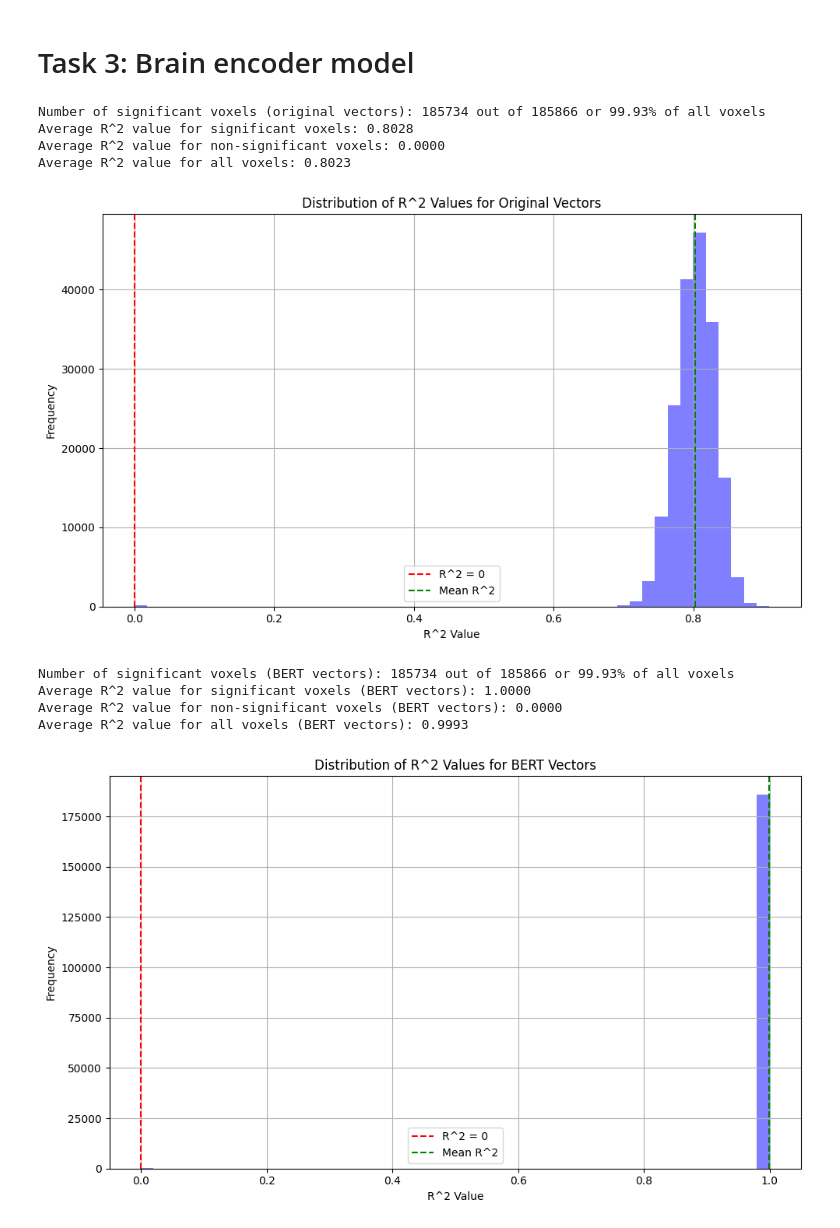
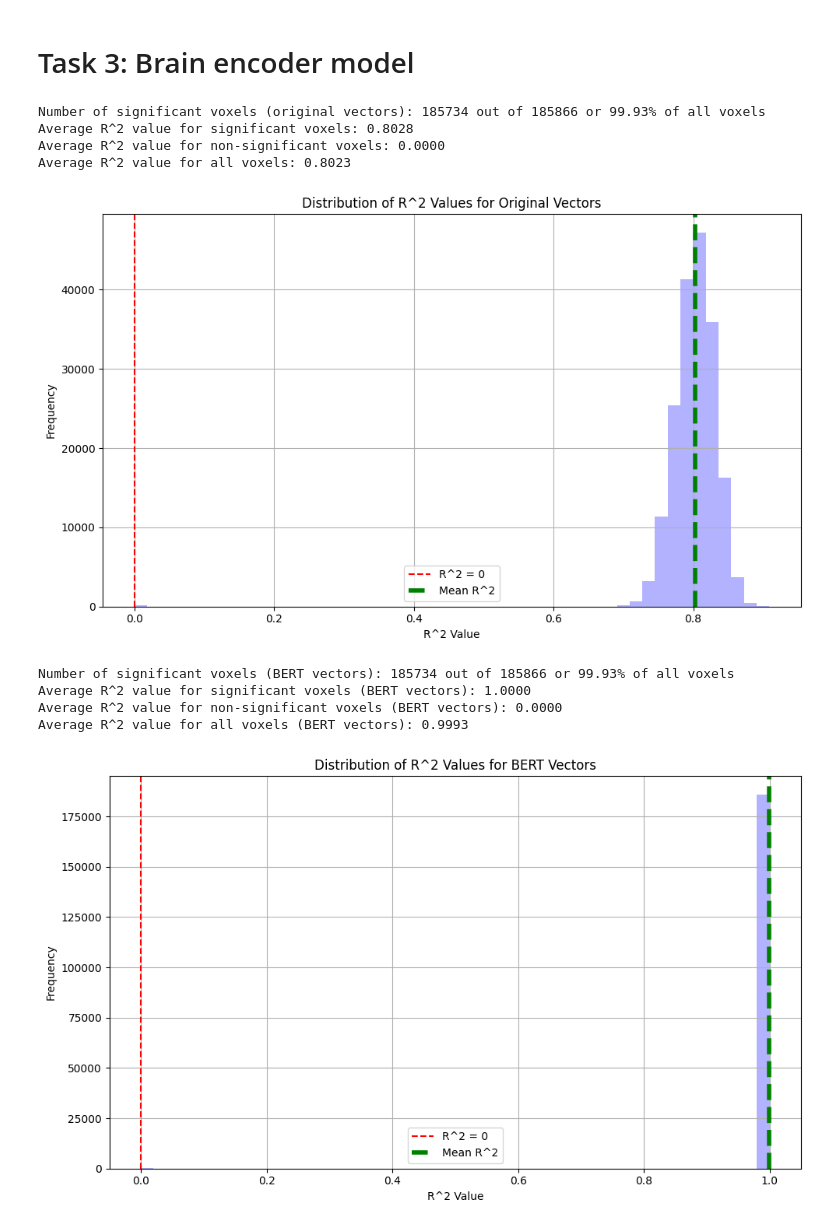
Before and after one commit to Horef/lcc_final, a Jupyter notebook: structured_part.ipynb, the cells around one changed output. Saved outputs shown, nothing was run; the diff lists cells and outputs as text; code cells hidden in the pictures.

```diff
--- a/structured_part.ipynb
+++ b/structured_part.ipynb
@@ -692,30 +692,30 @@ with open('data/exp2_org_p_values.pkl', 'rb') as f:
 # %%
 # finding how many voxels have a significant R^2 value
 significant_voxels = np.sum(exp2_org_p_values < 0.05)
 print(f"Number of significant voxels (original vectors): {significant_voxels} out of {exp2_fmri_reduced.shape[1]} or {significant_voxels / exp2_fmri_reduced.shape[1]:.2%} of all voxels")
 print(f"Average R^2 value for significant voxels: {np.mean(exp2_org_r2_values[exp2_org_p_values < 0.05]):.4f}")
 print(f"Average R^2 value for non-significant voxels: {np.mean(exp2_org_r2_values[exp2_org_p_values >= 0.05]):.4f}")
 print(f"Average R^2 value for all voxels: {np.mean(exp2_org_r2_values):.4f}")
 # plotting the distribution of R^2 values
 plt.figure(figsize=(10, 6))
-plt.hist(exp2_org_r2_values, bins=50, color='blue', alpha=0.5)
+plt.hist(exp2_org_r2_values, bins=50, color='blue', alpha=0.3)
 plt.title('Distribution of R^2 Values for Original Vectors')
 plt.xlabel('R^2 Value')
 plt.ylabel('Frequency')
 plt.axvline(x=0, color='red', linestyle='--', label='R^2 = 0')
-plt.axvline(x=np.mean(exp2_org_r2_values), color='green', linestyle='--', label='Mean R^2')
+plt.axvline(x=np.mean(exp2_org_r2_values), color='green', linestyle='--', label='Mean R^2', linewidth=4)
 plt.legend()
 plt.grid()
 
 plt.tight_layout()
 plt.savefig('outputs/exp2_r2_distribution_glove.png')
 plt.show()
 # %% [output]
 Number of significant voxels (original vectors): 185734 out of 185866 or 99.93% of all voxels
 Average R^2 value for significant voxels: 0.8028
 Average R^2 value for non-significant voxels: 0.0000
 Average R^2 value for all voxels: 0.8023
-[figure, old version]
+[figure, new version]
 # %%
 # Now we do the same for the BERT vectors
 exp2_bert_r2_values, exp2_bert_p_values = voxel_regression(exp2_fmri_reduced, exp2_bert_vecs, n_jobs=6, print_progress=True)
@@ -740,12 +740,12 @@ print(f"Average R^2 value for non-significant voxels (BERT vectors): {np.mean(ex
 print(f"Average R^2 value for all voxels (BERT vectors): {np.mean(exp2_bert_r2_values):.4f}")
 # plotting the distribution of R^2 values
 plt.figure(figsize=(10, 6))
-plt.hist(exp2_bert_r2_values, bins=50, color='blue', alpha=0.5)
+plt.hist(exp2_bert_r2_values, bins=50, color='blue', alpha=0.3)
 plt.title('Distribution of R^2 Values for BERT Vectors')
 plt.xlabel('R^2 Value')
 plt.ylabel('Frequency')
 plt.axvline(x=0, color='red', linestyle='--', label='R^2 = 0')
-plt.axvline(x=np.mean(exp2_bert_r2_values), color='green', linestyle='--', label='Mean R^2')
+plt.axvline(x=np.mean(exp2_bert_r2_values), color='green', linestyle='--', label='Mean R^2', linewidth=4)
 plt.legend()
 plt.grid()
 
@@ -757,4 +757,4 @@ Number of significant voxels (BERT vectors): 185734 out of 185866 or 99.93% of a
 Average R^2 value for significant voxels (BERT vectors): 1.0000
 Average R^2 value for non-significant voxels (BERT vectors): 0.0000
 Average R^2 value for all voxels (BERT vectors): 0.9993
-[figure, old version]
+[figure, new version]
```
Also changed, not shown: parts of 6 cells of this notebook, 23 other files.
